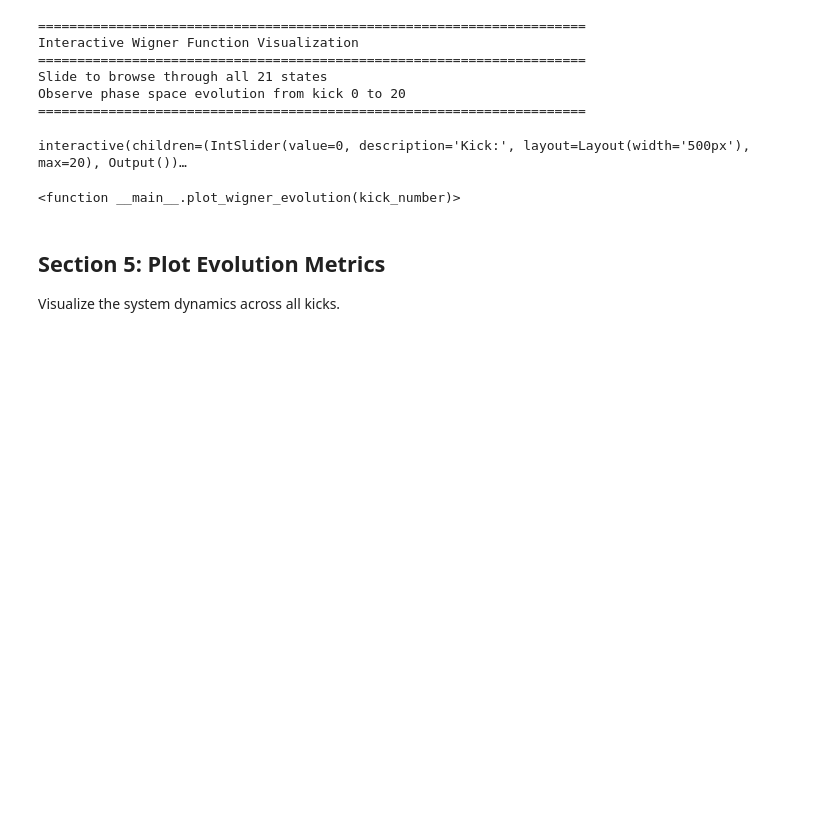
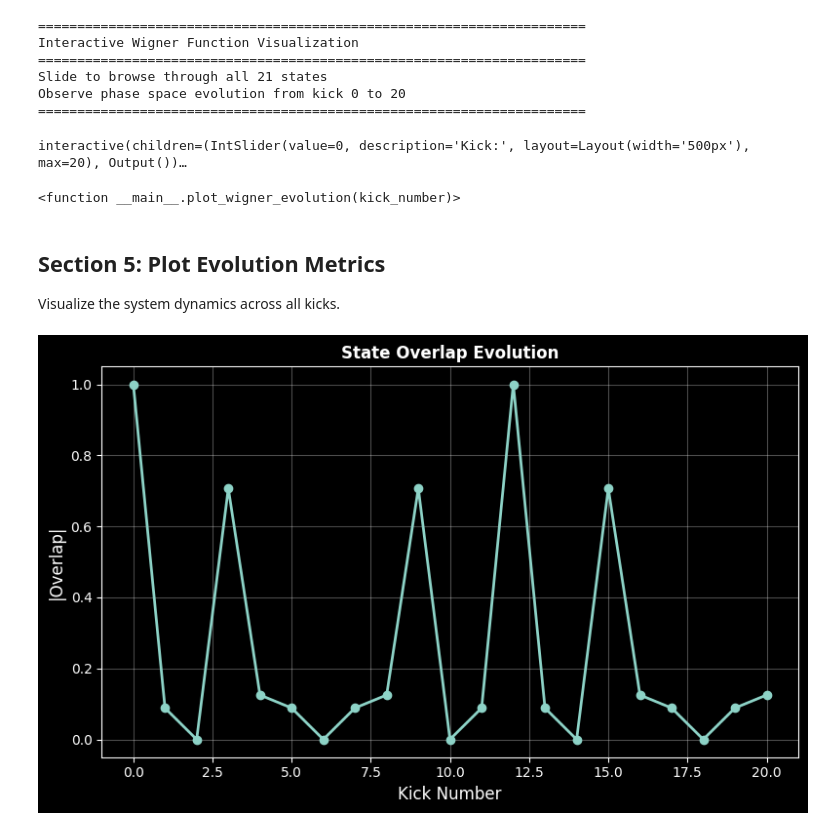
Before and after one commit to arjenvaartjes/Psyduck, a Jupyter notebook: examples/chaosqkt/ChaosQKT_psyduck.ipynb, the cells around one changed output. Cells and saved outputs as stored; diff of their text form; code cells hidden in the pictures; blank space fills up the shorter version.

```diff
--- a/examples/chaosqkt/ChaosQKT_psyduck.ipynb
+++ b/examples/chaosqkt/ChaosQKT_psyduck.ipynb
@@ -219,3 +222,16 @@ interactive(children=(IntSlider(value=0, description='Kick:', layout=Layout(widt
 ## Section 5: Plot Evolution Metrics
 
 Visualize the system dynamics across all kicks.
+# %%
+# Plot 1: Overlap evolution
+fig_overlap, ax_overlap = plt.subplots(figsize=(8, 5))
+ax_overlap.plot(range(len(overlap_list)), abs(np.array(overlap_list)), 'o-',
+                linewidth=2, markersize=6, color='C0')
+ax_overlap.set_xlabel('Kick Number', fontsize=12)
+ax_overlap.set_ylabel('|Overlap|', fontsize=12)
+ax_overlap.set_title('State Overlap Evolution', fontsize=12, fontweight='bold')
+ax_overlap.grid(True, alpha=0.3)
+plt.tight_layout()
+plt.show()
+# %% [output]
+[figure, added]
```
Also changed, not shown: parts of 25 cells of this notebook, 41 other files.
